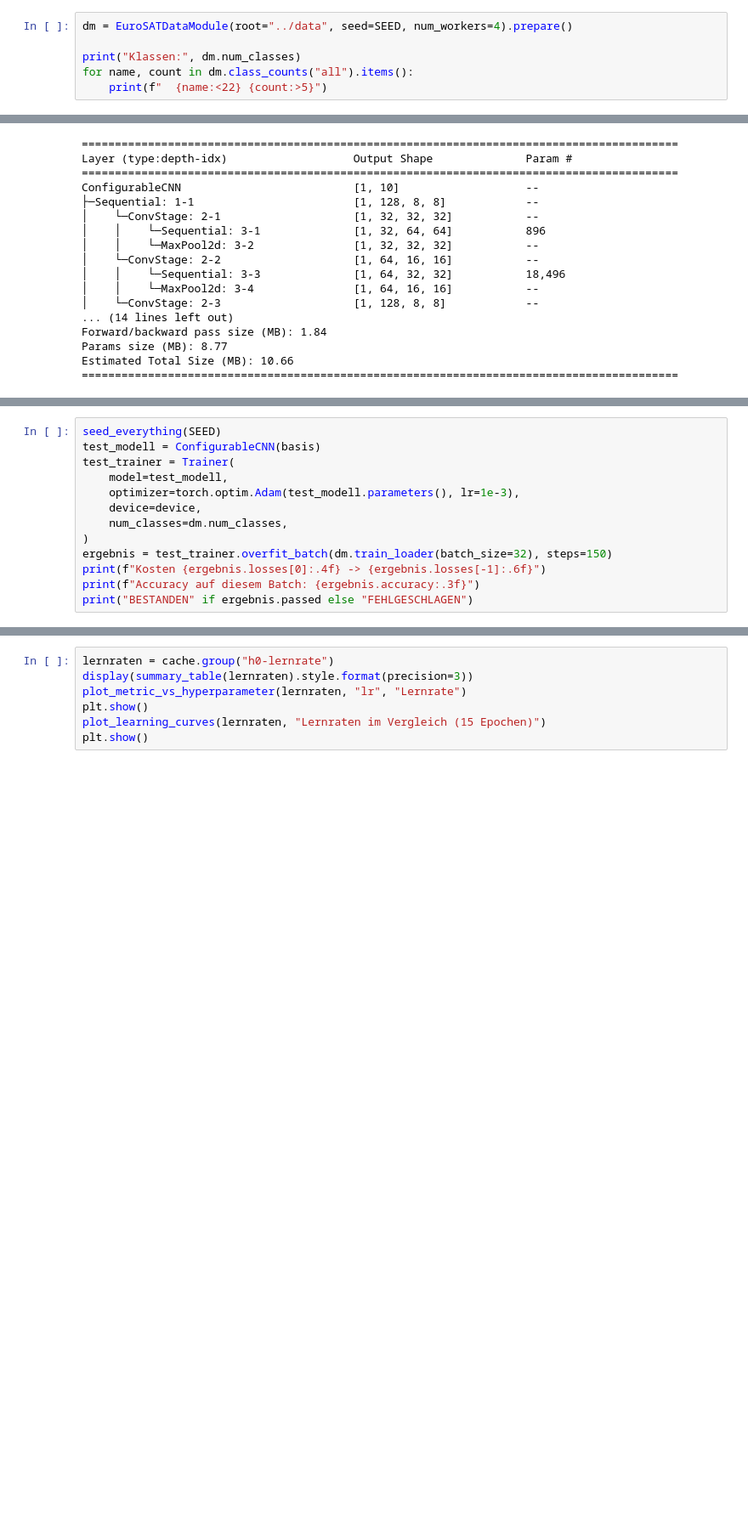
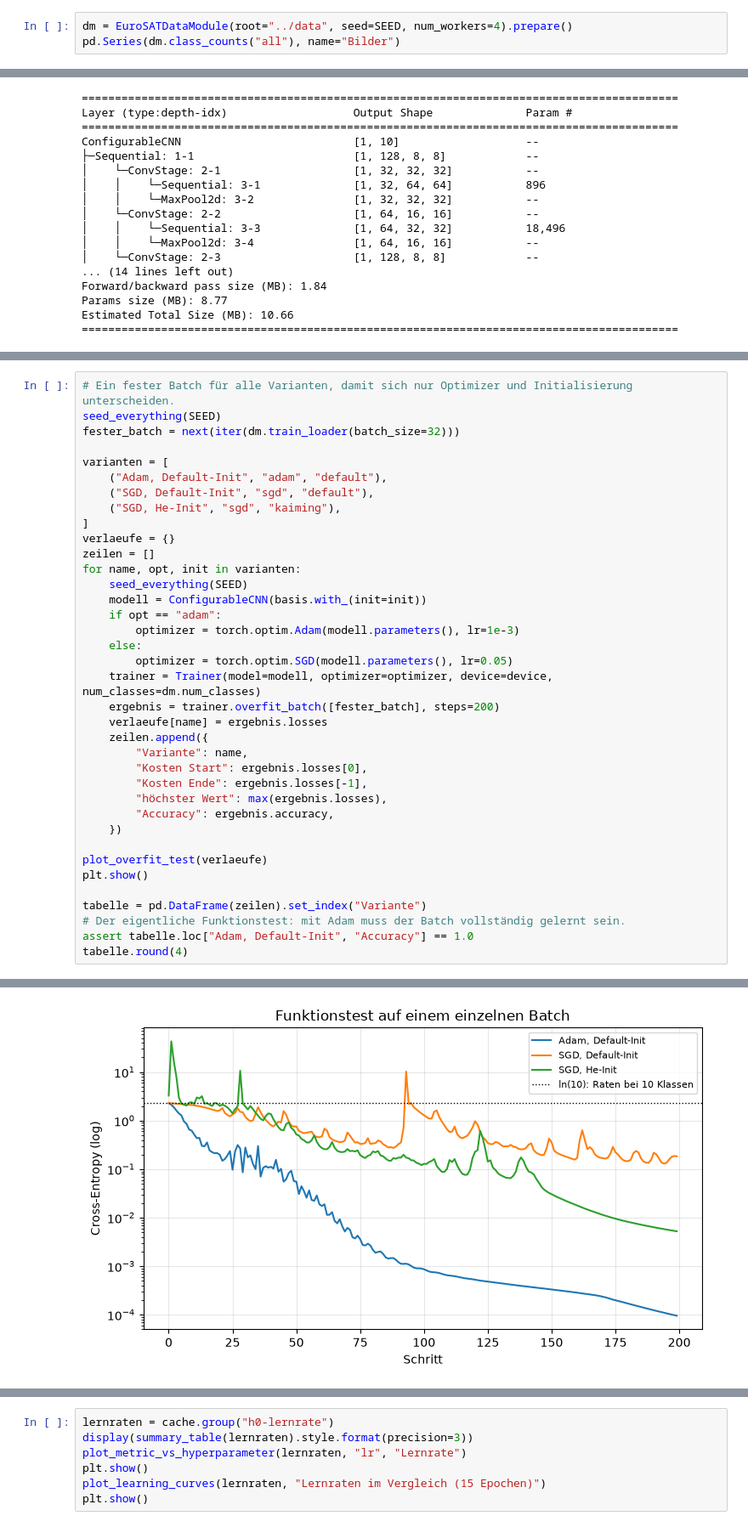
Before and after one commit to IAaron4/del-hs26-mini-challenge, a Jupyter notebook: notebooks/mini_challenge_del.ipynb, the cells around one changed output, grey strips where cells are left out. Shown at 85% size. Saved outputs shown, nothing was run; the diff lists cells and outputs as text; blank space fills up the shorter version.

```diff
--- a/notebooks/mini_challenge_del.ipynb
+++ b/notebooks/mini_challenge_del.ipynb
@@ -65,7 +69,4 @@ es dasselbe Label.
 # %%
 dm = EuroSATDataModule(root="../data", seed=SEED, num_workers=4).prepare()
-
-print("Klassen:", dm.num_classes)
-for name, count in dm.class_counts("all").items():
-    print(f"  {name:<22} {count:>5}")
+pd.Series(dm.class_counts("all"), name="Bilder")
 # %% [output]
@@ -219,14 +234,38 @@ nur die Lernrate schlecht gewählt.
 # %%
+# Ein fester Batch für alle Varianten, damit sich nur Optimizer und Initialisierung unterscheiden.
 seed_everything(SEED)
-test_modell = ConfigurableCNN(basis)
-test_trainer = Trainer(
-    model=test_modell,
-    optimizer=torch.optim.Adam(test_modell.parameters(), lr=1e-3),
-    device=device,
-    num_classes=dm.num_classes,
-)
-ergebnis = test_trainer.overfit_batch(dm.train_loader(batch_size=32), steps=150)
-print(f"Kosten {ergebnis.losses[0]:.4f} -> {ergebnis.losses[-1]:.6f}")
-print(f"Accuracy auf diesem Batch: {ergebnis.accuracy:.3f}")
-print("BESTANDEN" if ergebnis.passed else "FEHLGESCHLAGEN")
+fester_batch = next(iter(dm.train_loader(batch_size=32)))
+
+varianten = [
+    ("Adam, Default-Init", "adam", "default"),
+    ("SGD, Default-Init", "sgd", "default"),
+    ("SGD, He-Init", "sgd", "kaiming"),
+]
+verlaeufe = {}
+zeilen = []
+for name, opt, init in varianten:
+    seed_everything(SEED)
+    modell = ConfigurableCNN(basis.with_(init=init))
+    if opt == "adam":
+        optimizer = torch.optim.Adam(modell.parameters(), lr=1e-3)
+    else:
+        optimizer = torch.optim.SGD(modell.parameters(), lr=0.05)
+    trainer = Trainer(model=modell, optimizer=optimizer, device=device, num_classes=dm.num_classes)
+    ergebnis = trainer.overfit_batch([fester_batch], steps=200)
+    verlaeufe[name] = ergebnis.losses
+    zeilen.append({
+        "Variante": name,
+        "Kosten Start": ergebnis.losses[0],
+        "Kosten Ende": ergebnis.losses[-1],
+        "höchster Wert": max(ergebnis.losses),
+        "Accuracy": ergebnis.accuracy,
+    })
+
+plot_overfit_test(verlaeufe)
+plt.show()
+
+tabelle = pd.DataFrame(zeilen).set_index("Variante")
+# Der eigentliche Funktionstest: mit Adam muss der Batch vollständig gelernt sein.
+assert tabelle.loc["Adam, Default-Init", "Accuracy"] == 1.0
+tabelle.round(4)
 # %% [output]
@@ -235,0 +272 @@ BESTANDEN
+[figure, added]
```
Also changed, not shown: parts of 26 cells of this notebook, 2 other files.
